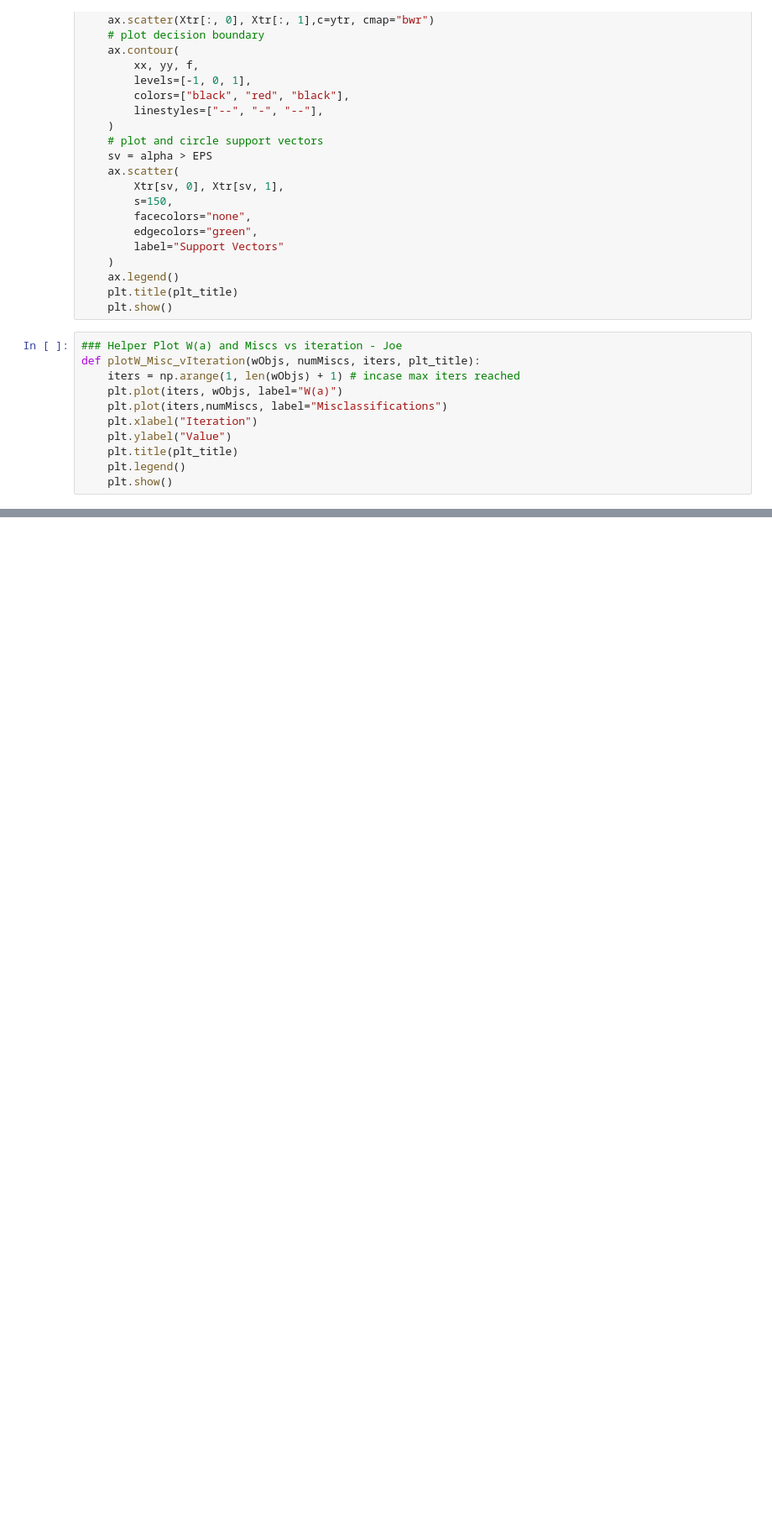
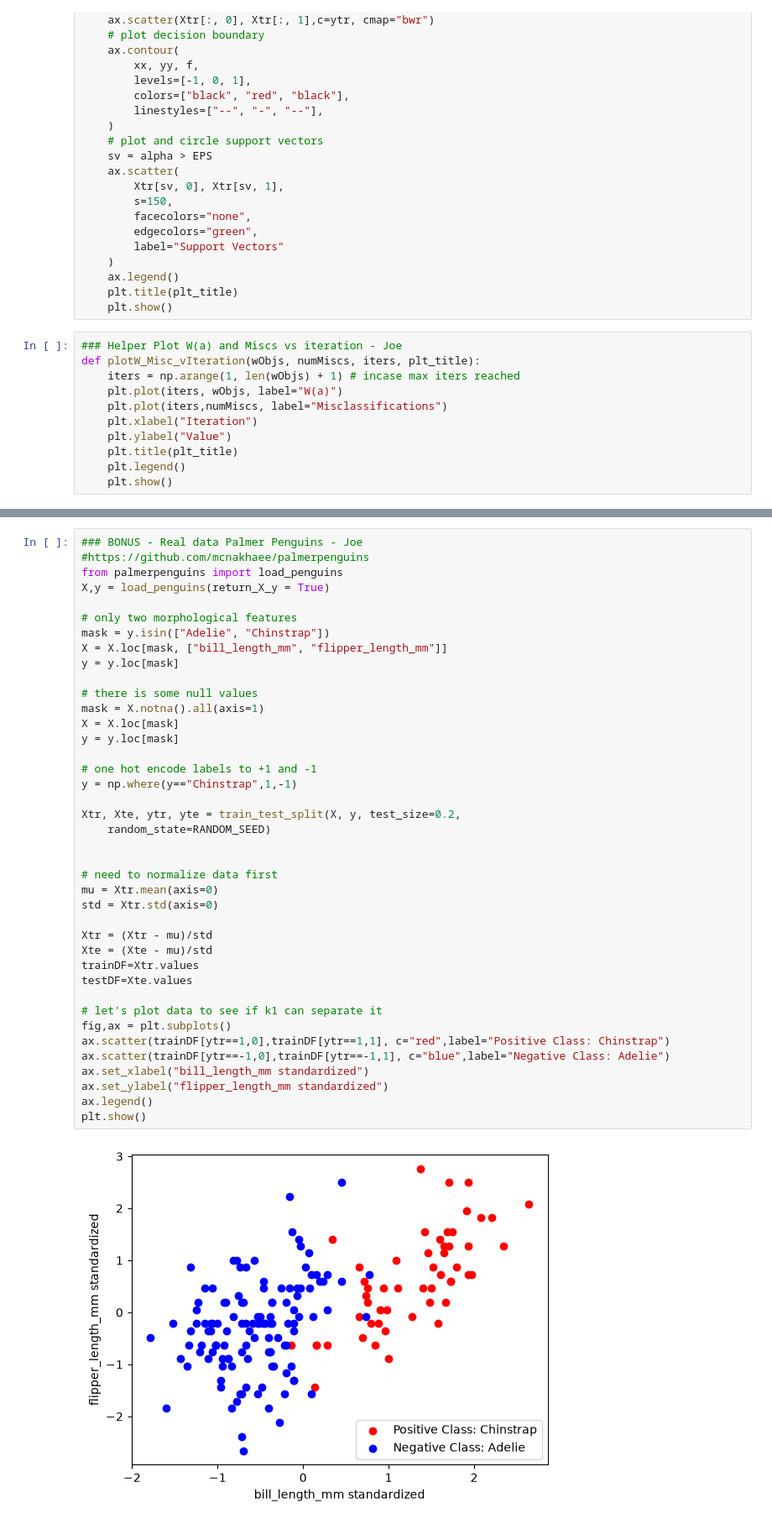
Before and after one commit to JosephAFerguson/CS6037_MachineLearning, a Jupyter notebook: Assignment5/code.ipynb, the cells around one changed output, grey strips where cells are left out. Shown at 84% size. Saved outputs shown, nothing was run; the diff lists cells and outputs as text; blank space fills up the shorter version.

```diff
--- a/Assignment5/code.ipynb
+++ b/Assignment5/code.ipynb
@@ -829,0 +809,42 @@ SumAlpha: 1030.3748
+# %%
+### BONUS - Real data Palmer Penguins - Joe
+#https://github.com/mcnakhaee/palmerpenguins
+from palmerpenguins import load_penguins
+X,y = load_penguins(return_X_y = True)
+
+# only two morphological features
+mask = y.isin(["Adelie", "Chinstrap"])
+X = X.loc[mask, ["bill_length_mm", "flipper_length_mm"]]
+y = y.loc[mask]
+
+# there is some null values
+mask = X.notna().all(axis=1)
+X = X.loc[mask]
+y = y.loc[mask]
+
+# one hot encode labels to +1 and -1
+y = np.where(y=="Chinstrap",1,-1)
+
+Xtr, Xte, ytr, yte = train_test_split(X, y, test_size=0.2,
+    random_state=RANDOM_SEED)
+
+
+# need to normalize data first
+mu = Xtr.mean(axis=0)
+std = Xtr.std(axis=0)
+
+Xtr = (Xtr - mu)/std
+Xte = (Xte - mu)/std
+trainDF=Xtr.values
+testDF=Xte.values
+
+# let's plot data to see if k1 can separate it
+fig,ax = plt.subplots()
+ax.scatter(trainDF[ytr==1,0],trainDF[ytr==1,1], c="red",label="Positive Class: Chinstrap")
+ax.scatter(trainDF[ytr==-1,0],trainDF[ytr==-1,1], c="blue",label="Negative Class: Adelie")
+ax.set_xlabel("bill_length_mm standardized")
+ax.set_ylabel("flipper_length_mm standardized")
+ax.legend()
+plt.show()
+# %% [output]
+[figure, added]
```
Also changed, not shown: parts of 13 cells of this notebook, 16 other files.
